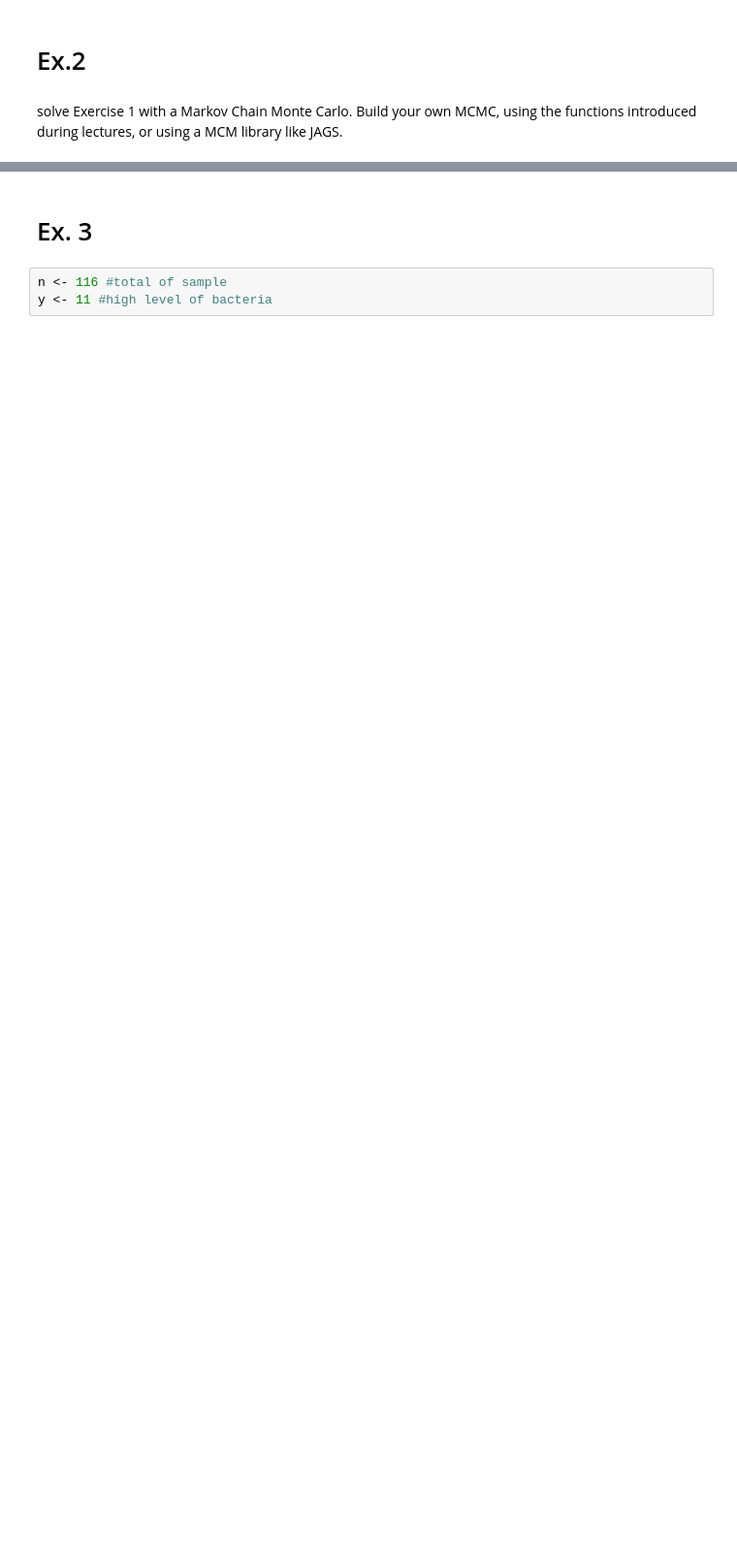
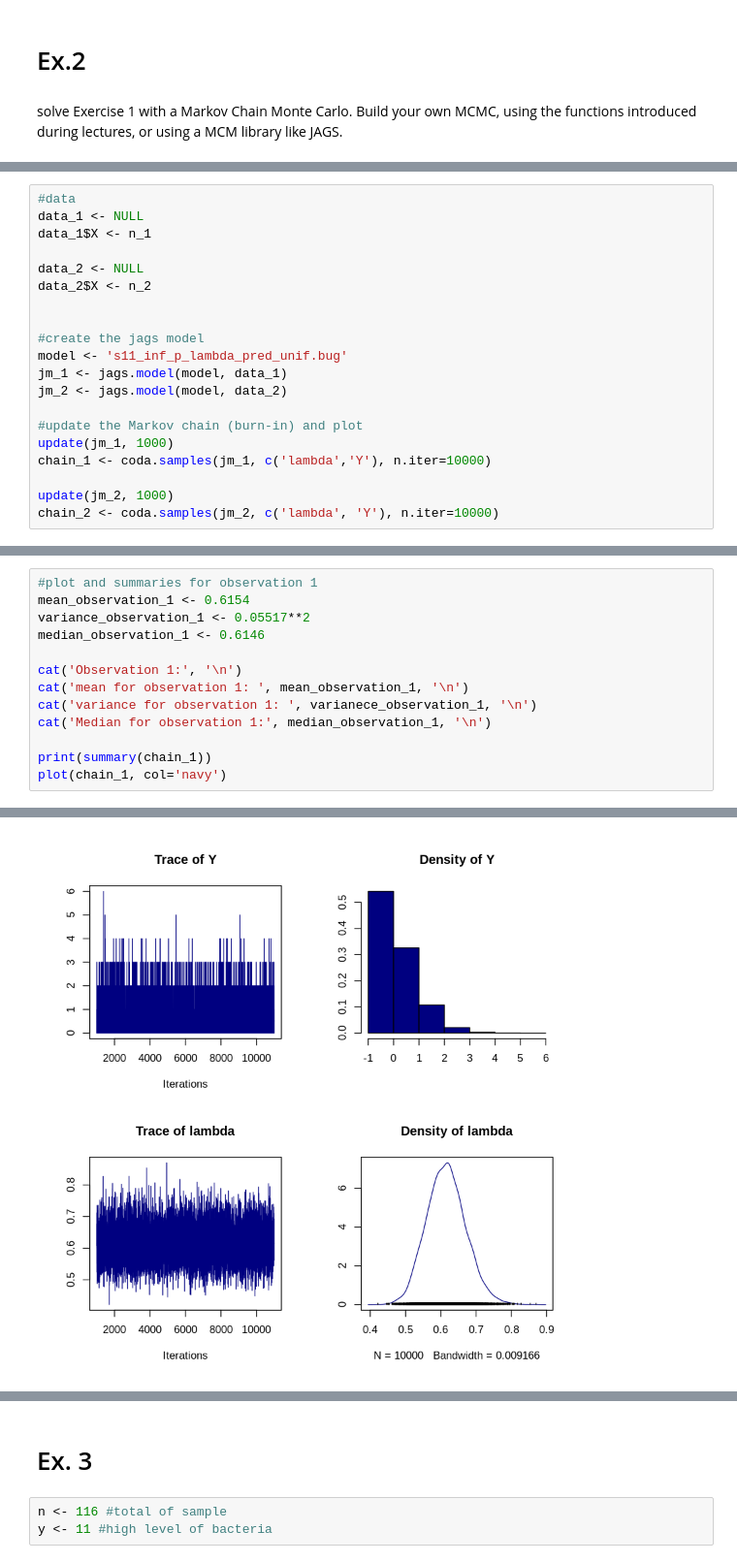
Before and after one commit to vepe99/Advance-Statistics-for-Physics-Analysis-, a Jupyter notebook: Lab5/Viterbo_Giuseppe_rlab05.ipynb, the cells around one changed output, grey strips where cells are left out. Shown at 97% size. Saved outputs shown, nothing was run; the diff lists cells and outputs as text; blank space fills up the shorter version.

```diff
--- a/Lab5/Viterbo_Giuseppe_rlab05.ipynb
+++ b/Lab5/Viterbo_Giuseppe_rlab05.ipynb
@@ -288,0 +217,20 @@ plot(chain.df$lambda , chain.df$Y, xlab='lambda', ylab='y', main="",
+# %%
+#data
+data_1 <- NULL
+data_1$X <- n_1
+
+data_2 <- NULL
+data_2$X <- n_2
+
+
+#create the jags model
+model <- 's11_inf_p_lambda_pred_unif.bug'
+jm_1 <- jags.model(model, data_1)
+jm_2 <- jags.model(model, data_2)
+
+#update the Markov chain (burn-in) and plot
+update(jm_1, 1000)
+chain_1 <- coda.samples(jm_1, c('lambda','Y'), n.iter=10000)
+
+update(jm_2, 1000)
+chain_2 <- coda.samples(jm_2, c('lambda', 'Y'), n.iter=10000)
@@ -288,0 +257,14 @@ plot(chain.df$lambda , chain.df$Y, xlab='lambda', ylab='y', main="",
+# %%
+#plot and summaries for observation 1
+mean_observation_1 <- 0.6154
+variance_observation_1 <- 0.05517**2
+median_observation_1 <- 0.6146
+
+cat('Observation 1:', '\n')
+cat('mean for observation 1: ', mean_observation_1, '\n')
+cat('variance for observation 1: ', varianece_observation_1, '\n')
+cat('Median for observation 1:', median_observation_1, '\n')
+
+print(summary(chain_1))
+plot(chain_1, col='navy')
+# %% [output]
@@ -288,0 +288 @@ plot(chain.df$lambda , chain.df$Y, xlab='lambda', ylab='y', main="",
+[figure, added]
```
Also changed, not shown: parts of 40 cells of this notebook, 2 other files.
